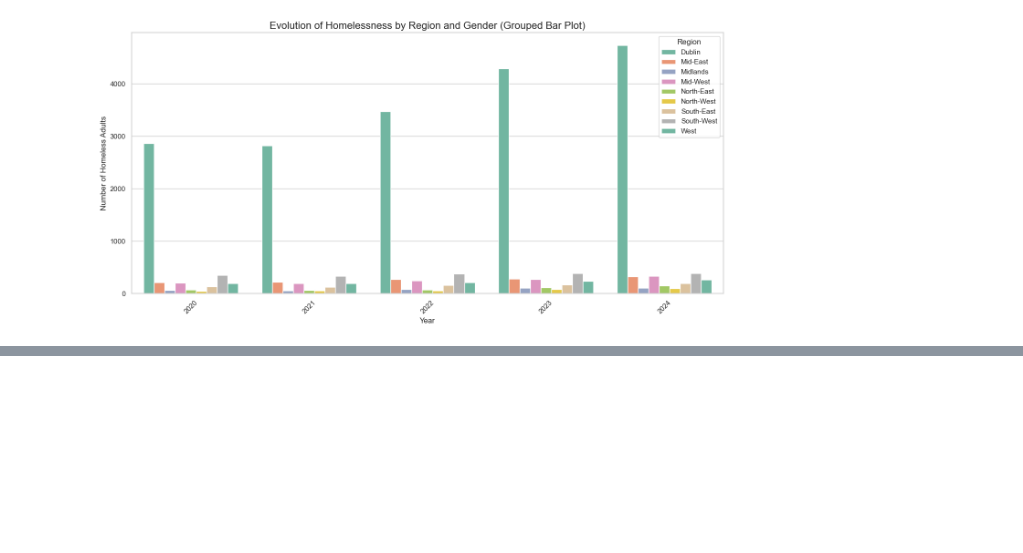
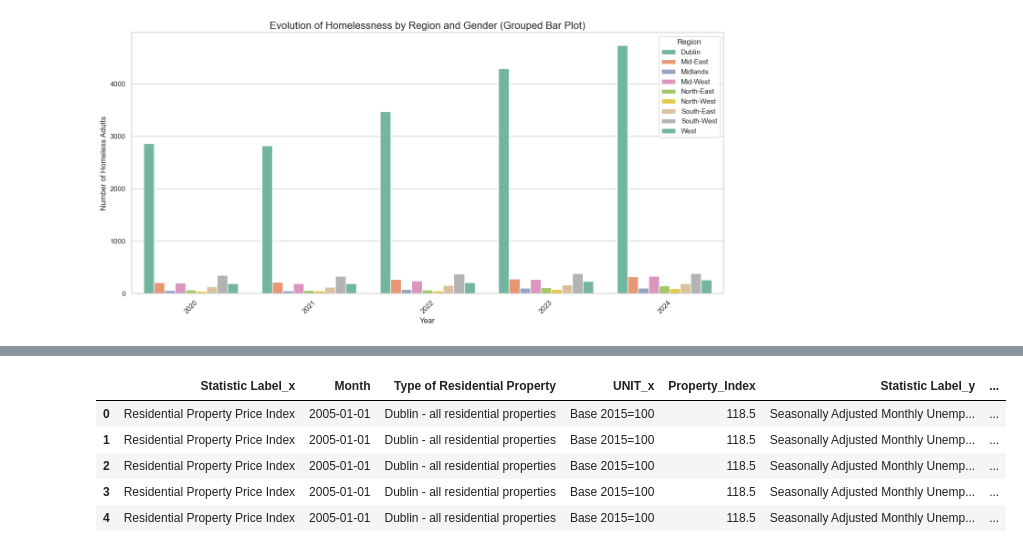
Before and after one commit to RobAstur/Programming-for-data-analytics, a Jupyter notebook: Project/project_version2.ipynb, the cells around one changed output, grey strips where cells are left out. Saved outputs shown, nothing was run; the diff lists cells and outputs as text; code cells hidden in the pictures; blank space fills up the shorter version.

```diff
--- a/Project/project_version2.ipynb
+++ b/Project/project_version2.ipynb
@@ -449,0 +498,9 @@ The `ci` parameter is deprecated. Use `errorbar=None` for the same effect.
+# %%
+df_merged.head()
+# %% [output]
+|  | Statistic Label_x | Month | Type of Residential Property | UNIT_x | Property_Index | Statistic Label_y | ... |
+| 0 | Residential Property Price Index | 2005-01-01 | Dublin - all residential properties | Base 2015=100 | 118.5 | Seasonally Adjusted Monthly Unemp... | ... |
+| 1 | Residential Property Price Index | 2005-01-01 | Dublin - all residential properties | Base 2015=100 | 118.5 | Seasonally Adjusted Monthly Unemp... | ... |
+| 2 | Residential Property Price Index | 2005-01-01 | Dublin - all residential properties | Base 2015=100 | 118.5 | Seasonally Adjusted Monthly Unemp... | ... |
+| 3 | Residential Property Price Index | 2005-01-01 | Dublin - all residential properties | Base 2015=100 | 118.5 | Seasonally Adjusted Monthly Unemp... | ... |
+| 4 | Residential Property Price Index | 2005-01-01 | Dublin - all residential properties | Base 2015=100 | 118.5 | Seasonally Adjusted Monthly Unemp... | ... |
```
Also changed, not shown: parts of 4 cells of this notebook.
